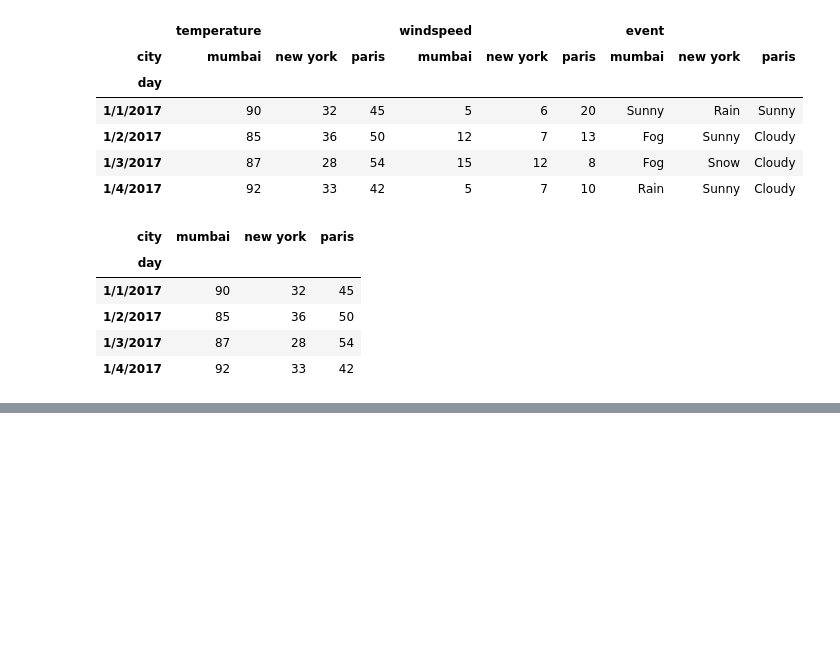
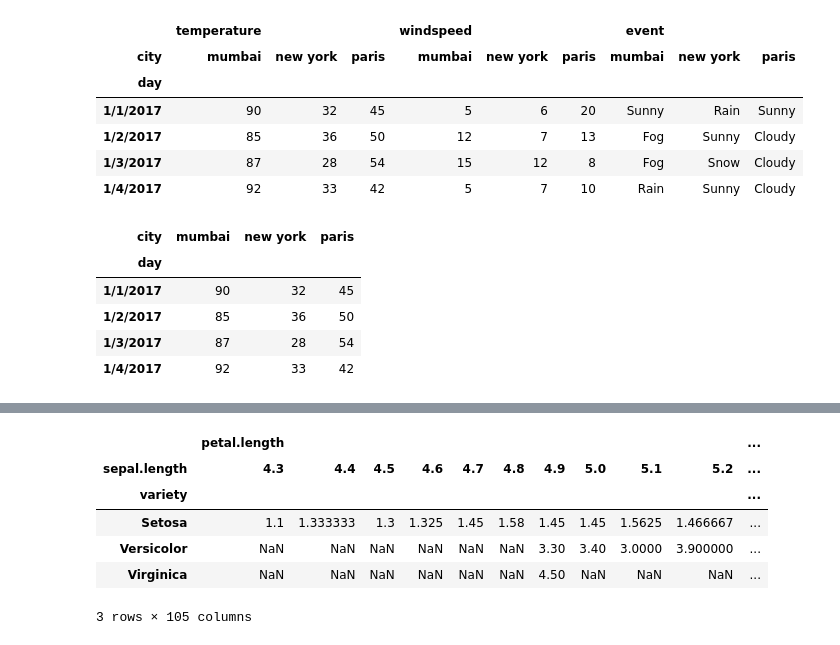
Before and after one commit to varunrhebbar/Python-programs, a Jupyter notebook: pandas-3.ipynb, the cells around one changed output, grey strips where cells are left out. Drawn from its saved outputs; the diff is of its cells as text; code cells hidden in the pictures; blank space fills up the shorter version.

```diff
--- a/pandas-3.ipynb
+++ b/pandas-3.ipynb
@@ -39,0 +67,10 @@ df.pivot(index="day",columns="city",values="temperature")
+# %%
+df.pivot_table(index="variety",columns="sepal.length",aggfunc="mean")
+# %% [output]
+|  | petal.length |  |  |  |  |  |  |  |  |  | ... |
+| sepal.length | 4.3 | 4.4 | 4.5 | 4.6 | 4.7 | 4.8 | 4.9 | 5.0 | 5.1 | 5.2 | ... |
+| variety |  |  |  |  |  |  |  |  |  |  | ... |
+| Setosa | 1.1 | 1.333333 | 1.3 | 1.325 | 1.45 | 1.58 | 1.45 | 1.45 | 1.5625 | 1.466667 | ... |
+| Versicolor | NaN | NaN | NaN | NaN | NaN | NaN | 3.30 | 3.40 | 3.0000 | 3.900000 | ... |
+| Virginica | NaN | NaN | NaN | NaN | NaN | NaN | 4.50 | NaN | NaN | NaN | ... |
+3 rows × 105 columns
```
Also changed, not shown: parts of 3 cells of this notebook, 2 other files.
